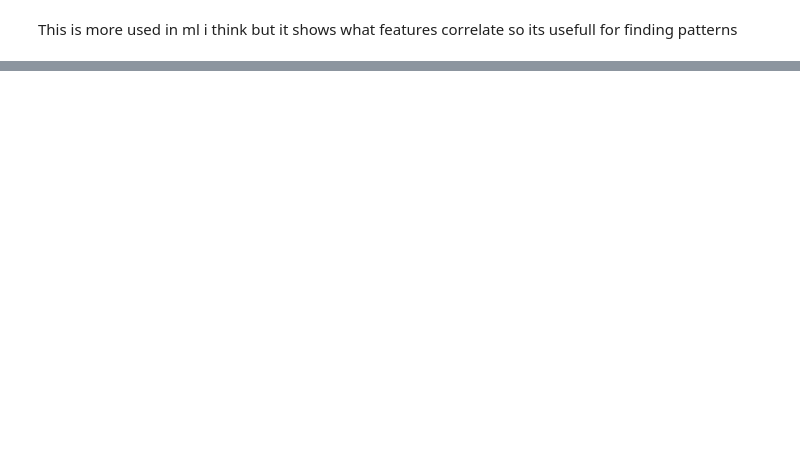
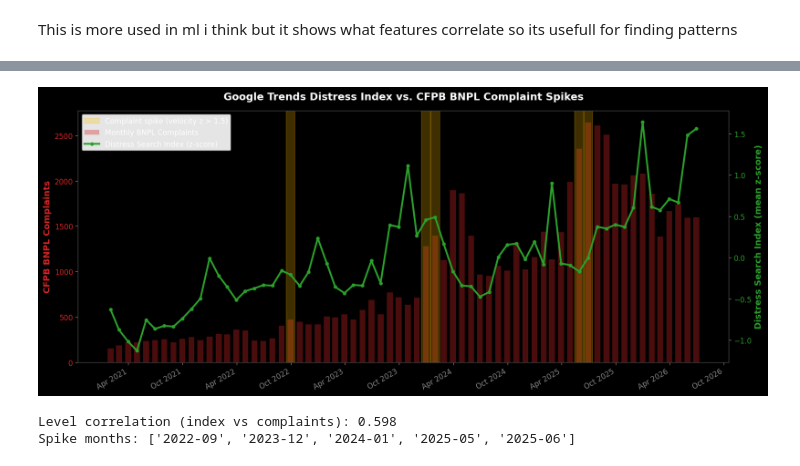
Before and after one commit to agrawpaa/shadow-debt-abs, a Jupyter notebook: notebooks/01_macro_eda.ipynb, the cells around one changed output, grey strips where cells are left out. Drawn from its saved outputs; the diff is of its cells as text; code cells hidden in the pictures; blank space fills up the shorter version.

```diff
--- a/notebooks/01_macro_eda.ipynb
+++ b/notebooks/01_macro_eda.ipynb
@@ -257,0 +269,38 @@ plt.show()
+# %%
+trends_df = plot_df.set_index('date')
+complaint_vel = np.log(trends_df['cfpb_bnpl_complaints']).diff(3)
+spikes = complaint_vel[(complaint_vel - complaint_vel.mean()) / complaint_vel.std() > 1.5].index
+
+fig, ax1 = plt.subplots(figsize=(14, 6))
+color_complaints = '#d62728'
+ax1.bar(trends_df.index, trends_df['cfpb_bnpl_complaints'], width=20, alpha=0.35, color=color_complaints, label='Monthly BNPL Complaints')
+ax1.set_ylabel('CFPB BNPL Complaints', color=color_complaints, fontsize=12, fontweight='bold')
+ax1.tick_params(axis='y', labelcolor=color_complaints)
+
+ax2 = ax1.twinx()
+color_index = '#2ca02c'
+ax2.plot(trends_df.index, trends_df['distress_search_index'], color=color_index, lw=2.5, marker='o', markersize=4, label='Distress Search Index (z-score)')
+ax2.set_ylabel('Distress Search Index (mean z-score)', color=color_index, fontsize=12, fontweight='bold')
+ax2.tick_params(axis='y', labelcolor=color_index)
+ax2.grid(False)
+
+for i, month in enumerate(spikes):
+    ax1.axvspan(month - pd.Timedelta(days=15), month + pd.Timedelta(days=15), color='#ffbf00', alpha=0.25,
+                label='Complaint spike (velocity z > 1.5)' if i == 0 else None)
+
+ax1.xaxis.set_major_locator(mdates.MonthLocator(interval=6))
+ax1.xaxis.set_major_formatter(mdates.DateFormatter('%b %Y'))
+plt.setp(ax1.xaxis.get_majorticklabels(), rotation=30, ha='right')
+
+handles = ax1.get_legend_handles_labels()[0] + ax2.get_legend_handles_labels()[0]
+ax1.legend(handles, [h.get_label() for h in handles], loc='upper left', frameon=True, framealpha=0.9, facecolor='white', edgecolor='#272222', fontsize=10)
+plt.title('Google Trends Distress Index vs. CFPB BNPL Complaint Spikes', fontsize=14, fontweight='bold', pad=15)
+fig.tight_layout()
+plt.show()
+
+print(f"Level correlation (index vs complaints): {trends_df['distress_search_index'].corr(trends_df['cfpb_bnpl_complaints']):.3f}")
+print(f"Spike months: {[m.strftime('%Y-%m') for m in spikes]}")
+# %% [output]
+[figure, added]
+Level correlation (index vs complaints): 0.598
+Spike months: ['2022-09', '2023-12', '2024-01', '2025-05', '2025-06']
```
Also changed, not shown: parts of 12 cells of this notebook, 4 other files.
